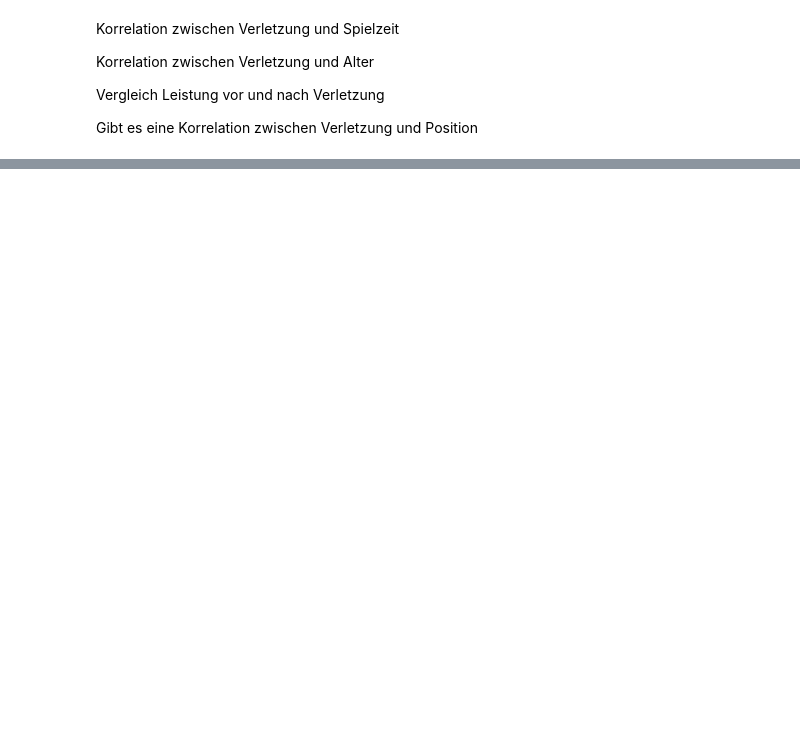
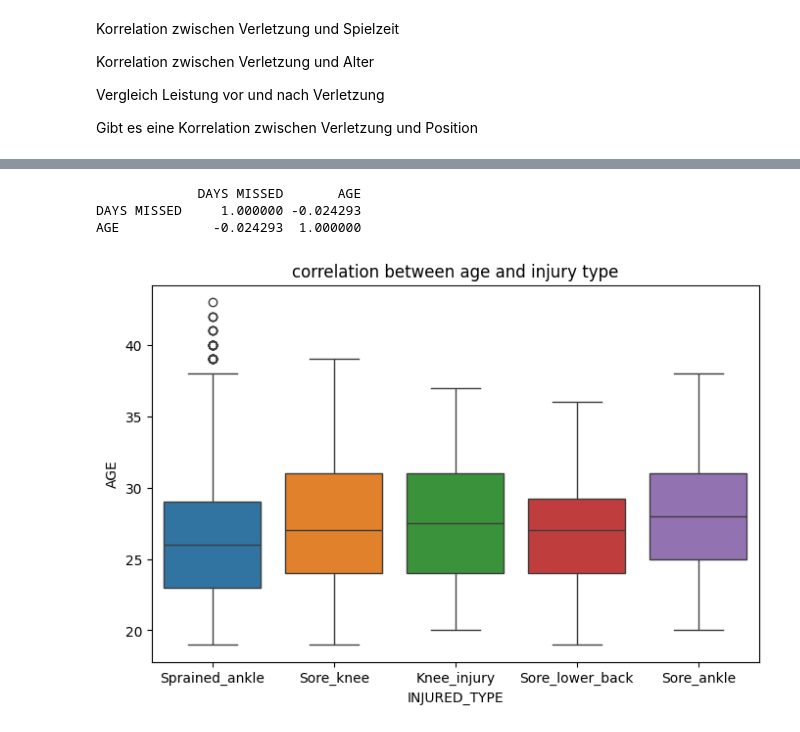
Before and after one commit to luciocanepa/data_science_project, a Jupyter notebook: data_tidying.ipynb, the cells around one changed output, grey strips where cells are left out. Drawn from its saved outputs; the diff is of its cells as text; code cells hidden in the pictures; blank space fills up the shorter version.

```diff
--- a/data_tidying.ipynb
+++ b/data_tidying.ipynb
@@ -357,10 +374,15 @@ plt.show()
 # %%
 db['INJURED_TYPE-coded'] = db['INJURED_TYPE'].astype('category').cat.codes
 
 correlation = db[['INJURED_TYPE-coded', 'AGE']].corr()
 print(korrelation)
 
 plt.figure(figsize=(8, 5))
-sns.boxplot(x=db['INJURED_TYPE'], y=db['AGE'], palette='coolwarm')
+sns.boxplot(data=db, x='INJURED_TYPE', y='AGE', hue='INJURED_TYPE', legend=False)
 plt.title("correlation between age and injury type")
 plt.show()
+# %% [output]
+             DAYS MISSED       AGE
+DAYS MISSED     1.000000 -0.024293
+AGE            -0.024293  1.000000
+[figure, added]
```
Also changed, not shown: parts of 4 cells of this notebook, 1 other file.
